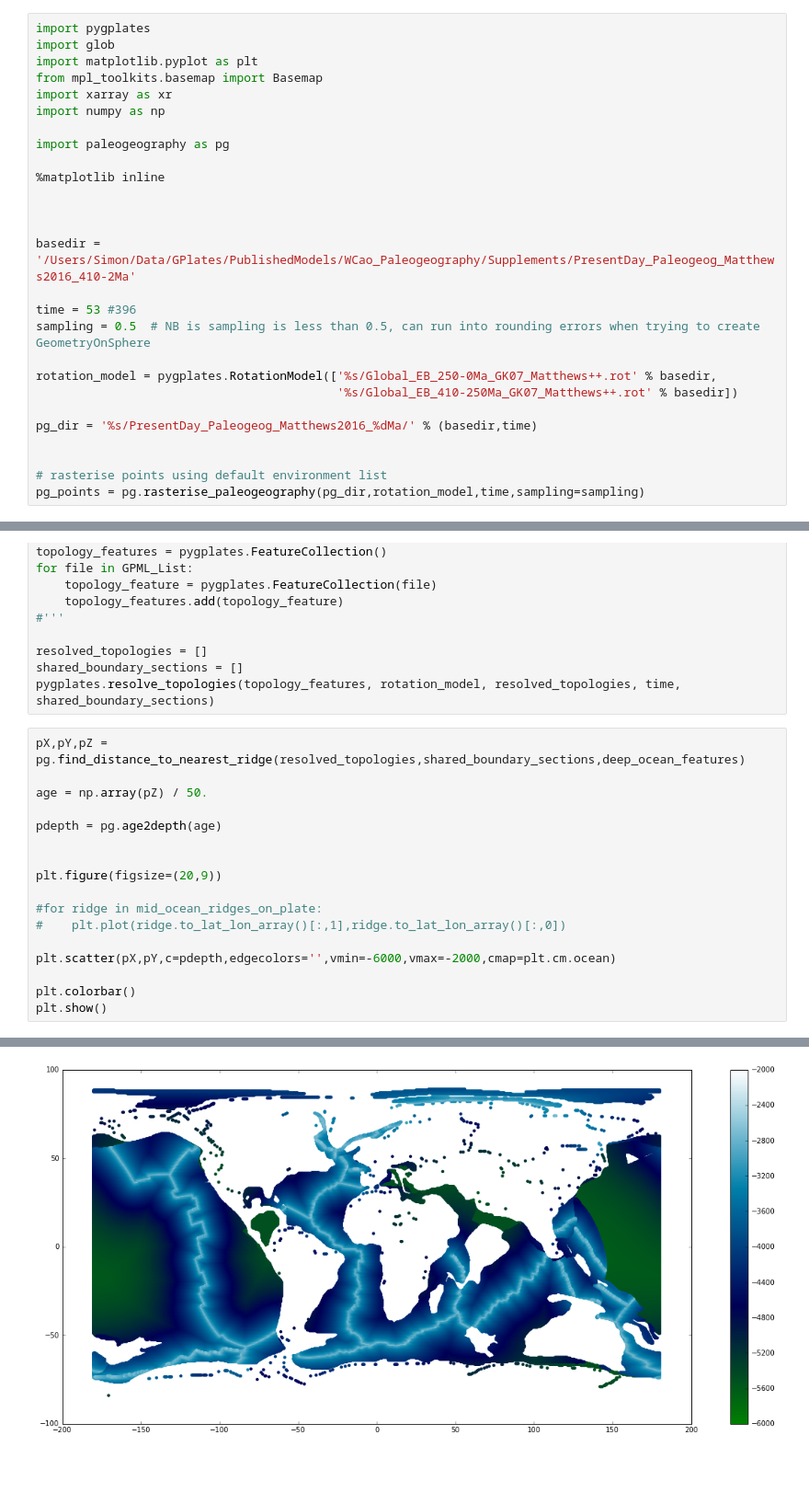
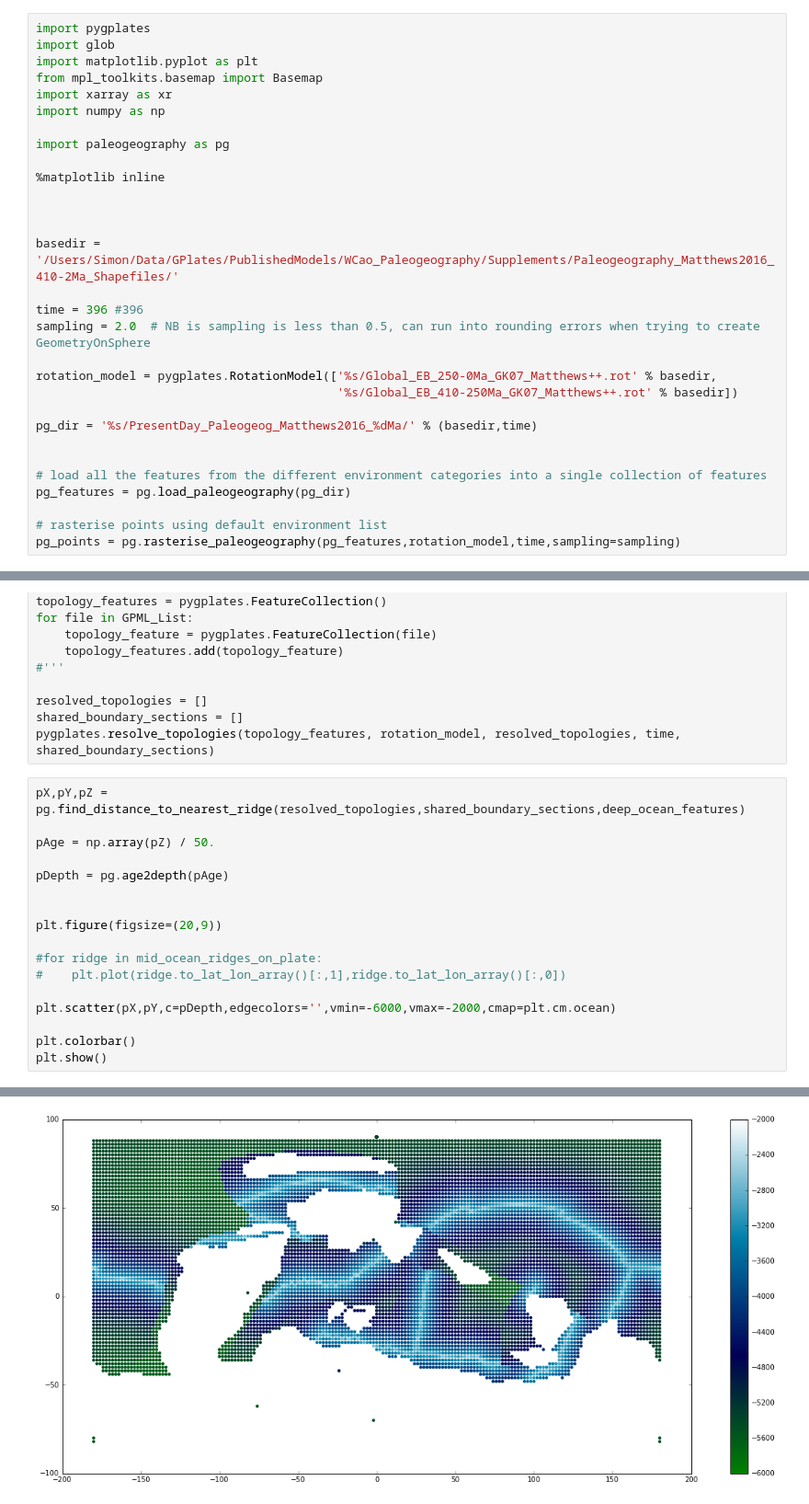
Before and after one commit to siwill22/paleogeography, a Jupyter notebook: proxy_paleobathymetry_from_distance_to_MidOceanRidge.ipynb, the cells around one changed output, grey strips where cells are left out. Shown at 92% size. Cells and saved outputs as stored; diff of their text form; blank space fills up the shorter version.

```diff
--- a/proxy_paleobathymetry_from_distance_to_MidOceanRidge.ipynb
+++ b/proxy_paleobathymetry_from_distance_to_MidOceanRidge.ipynb
@@ -12,10 +12,10 @@ import paleogeography as pg
 
 
 
-basedir = '/Users/Simon/Data/GPlates/PublishedModels/WCao_Paleogeography/Supplements/PresentDay_Paleogeog_Matthews2016_410-2Ma'
+basedir = '/Users/Simon/Data/GPlates/PublishedModels/WCao_Paleogeography/Supplements/Paleogeography_Matthews2016_410-2Ma_Shapefiles/'
 
-time = 53 #396
-sampling = 0.5  # NB is sampling is less than 0.5, can run into rounding errors when trying to create GeometryOnSphere
+time = 396 #396
+sampling = 2.0  # NB is sampling is less than 0.5, can run into rounding errors when trying to create GeometryOnSphere
 
 rotation_model = pygplates.RotationModel(['%s/Global_EB_250-0Ma_GK07_Matthews++.rot' % basedir,
                                           '%s/Global_EB_410-250Ma_GK07_Matthews++.rot' % basedir])
@@ -23,6 +23,9 @@ rotation_model = pygplates.RotationModel(['%s/Global_EB_250-0Ma_GK07_Matthews++.
 pg_dir = '%s/PresentDay_Paleogeog_Matthews2016_%dMa/' % (basedir,time)
 
 
+# load all the features from the different environment categories into a single collection of features
+pg_features = pg.load_paleogeography(pg_dir)
+
 # rasterise points using default environment list
-pg_points = pg.rasterise_paleogeography(pg_dir,rotation_model,time,sampling=sampling)
+pg_points = pg.rasterise_paleogeography(pg_features,rotation_model,time,sampling=sampling)
 # %% [output]
@@ -57,9 +60,9 @@ pygplates.resolve_topologies(topology_features, rotation_model, resolved_topolog
 # %%
 pX,pY,pZ = pg.find_distance_to_nearest_ridge(resolved_topologies,shared_boundary_sections,deep_ocean_features)
 
-age = np.array(pZ) / 50.
+pAge = np.array(pZ) / 50.
 
-pdepth = pg.age2depth(age)
+pDepth = pg.age2depth(pAge)
 
 
 plt.figure(figsize=(20,9))
@@ -67,7 +70,7 @@ plt.figure(figsize=(20,9))
 #for ridge in mid_ocean_ridges_on_plate:
 #    plt.plot(ridge.to_lat_lon_array()[:,1],ridge.to_lat_lon_array()[:,0])
 
-plt.scatter(pX,pY,c=pdepth,edgecolors='',vmin=-6000,vmax=-2000,cmap=plt.cm.ocean)
+plt.scatter(pX,pY,c=pDepth,edgecolors='',vmin=-6000,vmax=-2000,cmap=plt.cm.ocean)
 
 plt.colorbar()
 plt.show()
@@ -92 +95 @@ Generating distances for Plate 918 ...
-[figure, old version]
+[figure, new version]
```
Also changed, not shown: parts of 4 cells of this notebook, 1 other file.
